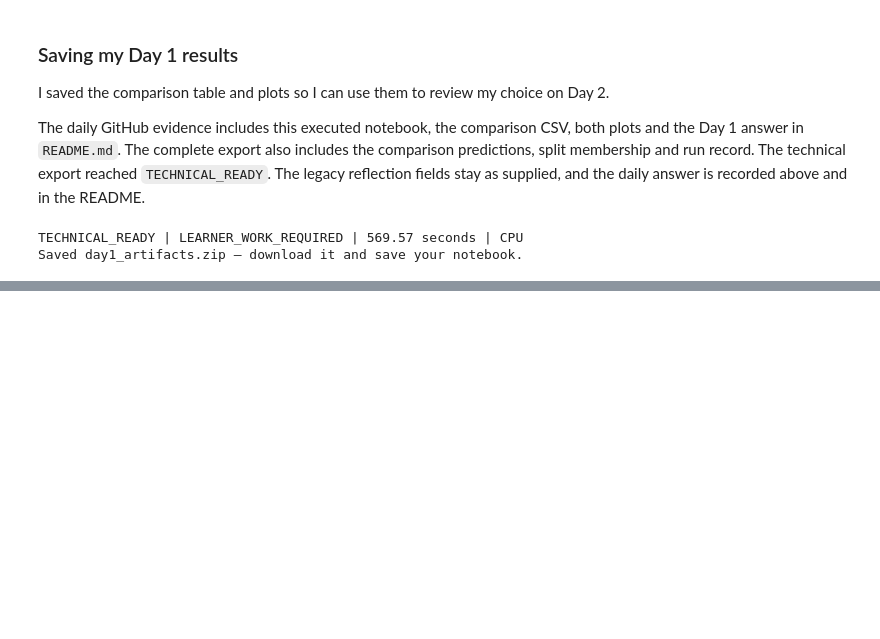
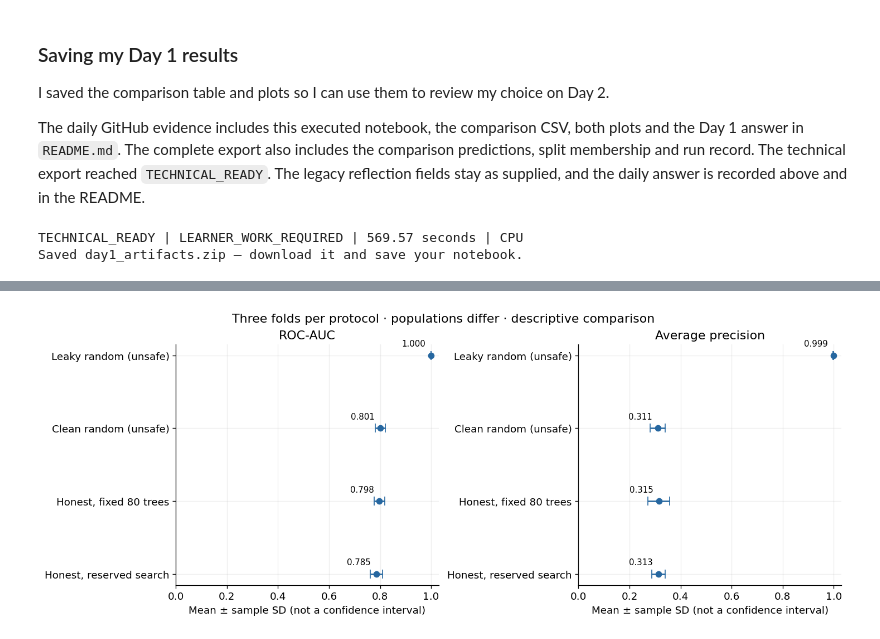
Before and after one commit to na2faldosari/NAIF-ALDOSARI-SDA-TAMWEEL, a Jupyter notebook: notebooks/NAIF_ALDOSARI_SDA_TAMWEEL_DAY_02.ipynb, the cells around one changed output, grey strips where cells are left out. Cells and saved outputs as stored; diff of their text form; code cells hidden in the pictures; blank space fills up the shorter version.

```diff
--- a/notebooks/NAIF_ALDOSARI_SDA_TAMWEEL_DAY_01.ipynb
+++ b/notebooks/NAIF_ALDOSARI_SDA_TAMWEEL_DAY_02.ipynb
@@ -395,0 +622,22 @@ Saved day1_artifacts.zip — download it and save your notebook.
+# %%
+# Compare fixed and tuned LightGBM on the same time-and-customer folds.
+controls = negative_controls(clean, dirty, contract, config)
+fixed_report, fixed_oof, fixed_origin = evaluate_outer(
+    clean, contract, folds, BASE_PARAMS, config, "clean_time_group_fixed", fixed_trees=80)
+reports, predictions, origins = [controls, fixed_report], [fixed_oof], fixed_origin
+if has_tuned:
+    tuned_report, tuned_oof, tuned_origin = evaluate_outer(
+        clean, contract, folds, search["best_params"], config, "clean_time_group_tuned")
+    reports.append(tuned_report); predictions.append(tuned_oof); origins += tuned_origin
+validation_report = pd.concat(reports, ignore_index=True)
+summary = summarize_folds(validation_report)
+oof = pd.concat(predictions, ignore_index=True)
+assert not oof.duplicated(["scheme", "application_id"]).any()
+display(summary.round(4))
+display(validation_report[["scheme", "fold", "roc_auc", "average_precision", "train_rows",
+    "validation_rows", "selected_trees", "shared_customers", "prediction_source"]].round(4))
+gaps = summary.set_index("scheme")
+print("Observed AP gap, leaky minus clean random:",
+      round(gaps.loc["leaky_random_control", "ap_mean"] - gaps.loc["clean_random_control", "ap_mean"], 4))
+print("Observed AP gap, clean random minus honest fixed:",
+      round(gaps.loc["clean_random_control", "ap_mean"] - gaps.loc["clean_time_group_fixed", "ap_mean"], 4))
@@ -395,0 +669,18 @@ Saved day1_artifacts.zip — download it and save your notebook.
+# %%
+# Show the fold-to-fold spread beside each mean.
+labels = {"leaky_random_control": "Leaky random (unsafe)", "clean_random_control": "Clean random (unsafe)",
+          "clean_time_group_fixed": "Honest, fixed 80 trees", "clean_time_group_tuned": "Honest, reserved search"}
+fig, axes = plt.subplots(1, 2, figsize=(12, 4.6), constrained_layout=True)
+y = np.arange(len(summary))
+for ax, mean_col, sd_col, title in zip(axes, ["roc_auc_mean", "ap_mean"], ["roc_auc_sd", "ap_sd"], ["ROC-AUC", "Average precision"]):
+    ax.errorbar(summary[mean_col], y, xerr=summary[sd_col], fmt="o", capsize=5, color="#2667A0")
+    ax.set(yticks=y, yticklabels=[labels[s] for s in summary.scheme], xlim=(0, 1.03),
+           xlabel="Mean ± sample SD (not a confidence interval)", title=title)
+    ax.invert_yaxis()
+    for row, value in enumerate(summary[mean_col]):
+        ax.annotate(f"{value:.3f}", (value, row), xytext=(-6, 10), textcoords="offset points", ha="right", fontsize=9)
+fig.suptitle("Three folds per protocol · populations differ · descriptive comparison")
+fig.savefig(ARTIFACTS / "day2_validation_comparison.png", dpi=160)
+plt.show()
+# %% [output]
+[figure, added]
```
Also changed, not shown: parts of 19 cells of this notebook.
